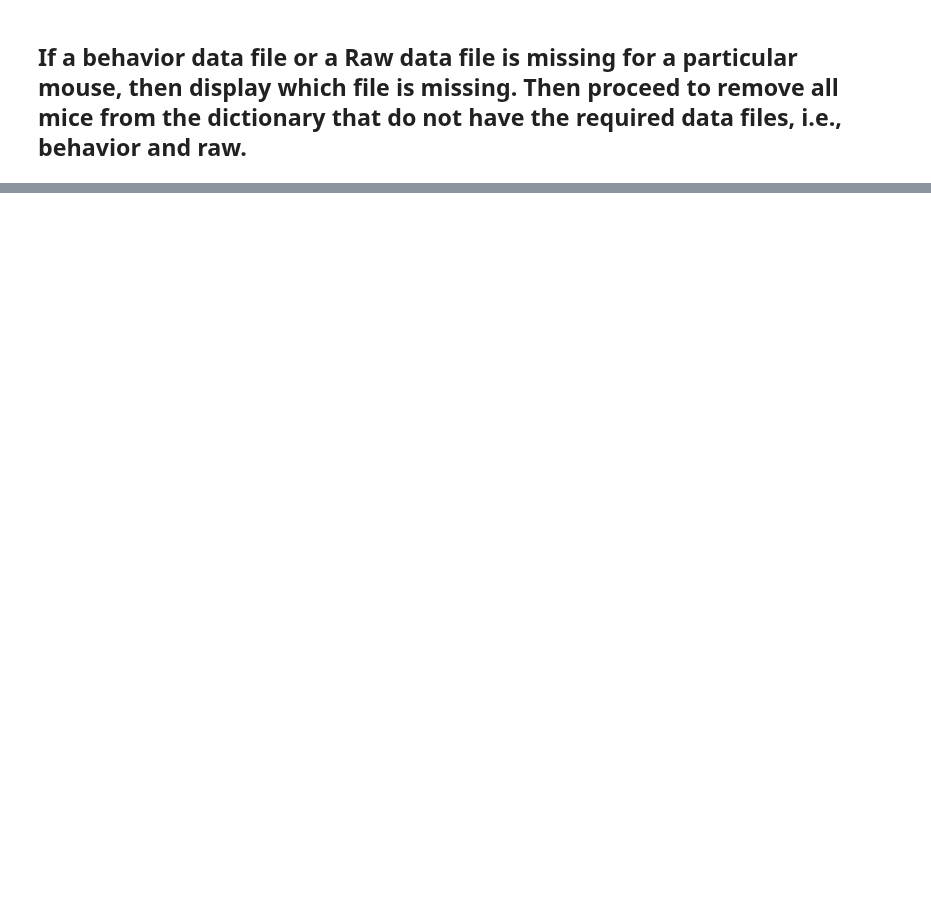
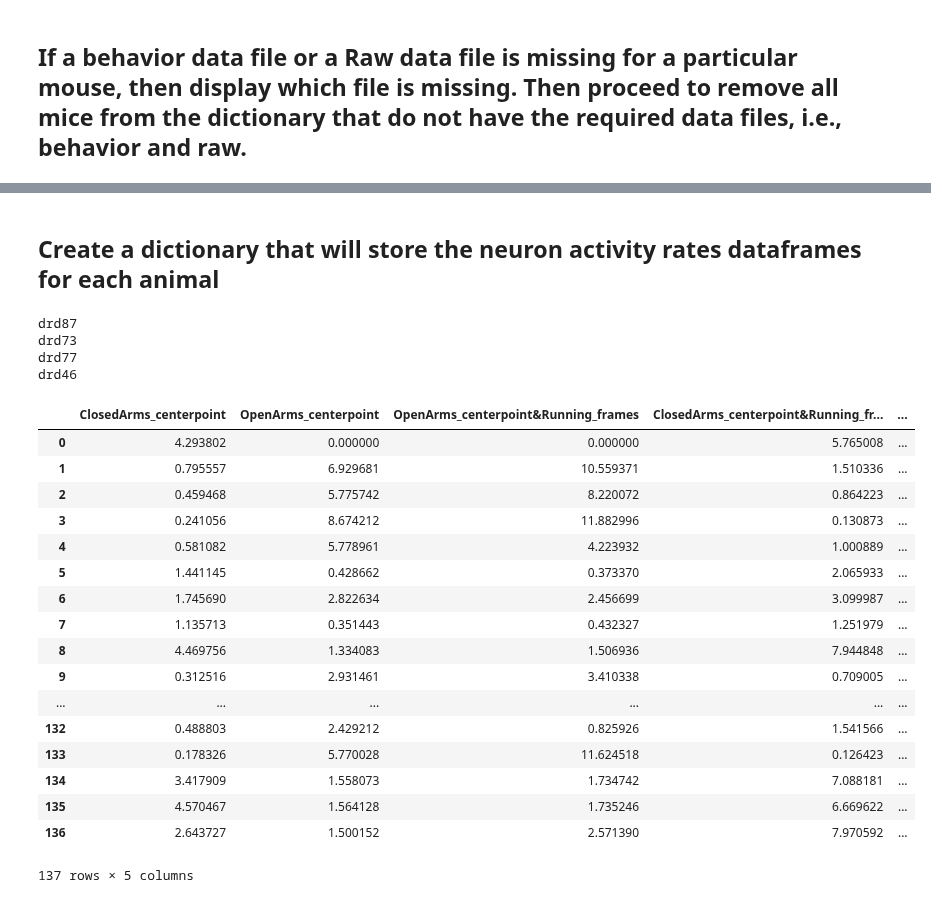
Before and after one commit to smu160/PvsNP, a Jupyter notebook: Demo_EPM_Analysis.ipynb, the cells around one changed output, grey strips where cells are left out. Drawn from its saved outputs; the diff is of its cells as text; code cells hidden in the pictures; blank space fills up the shorter version.

```diff
--- a/Demo_EPM_Analysis.ipynb
+++ b/Demo_EPM_Analysis.ipynb
@@ -161,0 +146,67 @@ ClosedArms_centerpoint
+# %%
+def activity_by_neurons(concated_df, neuron_names, *behaviors, frame_rate=10):
+    """Computes the neuron activity rates for given behaviors
+
+    This function computes the rates for a given animal's activity and
+    neuron, given some set of behaviors.
+
+    Args:
+        concated_df: a concatenated pandas DataFrame of the neuron activity and
+        the corresponding behavior, for a given animal.
+        neuron_names: the names of the neurons whose rates are to be computed.
+        behaviors: a list of the behaviors for which to compute the activity rates.
+        frame_rate: the framerate to multiply the rate by, default is 10.
+
+    Returns:
+        activity_df: a pandas DataFrame of the neuron activity rates.
+    """
+    activity_df = pd.DataFrame(columns=behaviors)
+    for behavior in behaviors:
+        if behavior in concated_df.columns:
+            activity_df.loc[:, behavior] = frame_rate * concated_df.loc[concated_df[behavior] != 0, neuron_names].mean()
+        elif '&' in behavior:
+            beh1 = behavior.split('&')[0]
+            beh2 = behavior.split('&')[1]
+            activity_df.loc[:, behavior] = frame_rate * concated_df.loc[(concated_df[beh1] != 0) & ((concated_df[beh2] != 0)), neuron_names].mean()
+        elif '|' in behavior:
+            beh1 = behavior.split('|')[0]
+            beh2 = behavior.split('|')[1]
+            activity_df.loc[:, behavior] = frame_rate * concated_df.loc[(concated_df[beh1] != 0) | ((concated_df[beh2] != 0)), neuron_names].mean()
+
+    return activity_df
+# %% [markdown]
+## Create a dictionary that will store the neuron activity rates dataframes for each animal
+# %%
+neuron_activity_rates = dict()
+
+for animal in animal_dataframes:
+    print(animal)
+    if not animal in neuron_activity_rates:
+        neuron_activity_rates[animal] = activity_by_neurons(animal_dataframes[animal]["neuron_concated_behavior"], animal_dataframes[animal]["cell_transients_dataframe"].columns, "ClosedArms_centerpoint", "OpenArms_centerpoint", "OpenArms_centerpoint&Running_frames", "ClosedArms_centerpoint&Running_frames", "Running_frames")
+# %% [output]
+drd87
+drd73
+drd77
+drd46
+# %%
+rates_of_all_neurons = pd.concat(list(neuron_activity_rates.values()), ignore_index=True)
+rates_of_all_neurons
+# %% [output]
+|  | ClosedArms_centerpoint | OpenArms_centerpoint | OpenArms_centerpoint&Running_frames | ClosedArms_centerpoint&Running_fr... | ... |
+| 0 | 4.293802 | 0.000000 | 0.000000 | 5.765008 | ... |
+| 1 | 0.795557 | 6.929681 | 10.559371 | 1.510336 | ... |
+| 2 | 0.459468 | 5.775742 | 8.220072 | 0.864223 | ... |
+| 3 | 0.241056 | 8.674212 | 11.882996 | 0.130873 | ... |
+| 4 | 0.581082 | 5.778961 | 4.223932 | 1.000889 | ... |
+| 5 | 1.441145 | 0.428662 | 0.373370 | 2.065933 | ... |
+| 6 | 1.745690 | 2.822634 | 2.456699 | 3.099987 | ... |
+| 7 | 1.135713 | 0.351443 | 0.432327 | 1.251979 | ... |
+| 8 | 4.469756 | 1.334083 | 1.506936 | 7.944848 | ... |
+| 9 | 0.312516 | 2.931461 | 3.410338 | 0.709005 | ... |
+| ... | ... | ... | ... | ... | ... |
+| 132 | 0.488803 | 2.429212 | 0.825926 | 1.541566 | ... |
+| 133 | 0.178326 | 5.770028 | 11.624518 | 0.126423 | ... |
+| 134 | 3.417909 | 1.558073 | 1.734742 | 7.088181 | ... |
+| 135 | 4.570467 | 1.564128 | 1.735246 | 6.669622 | ... |
+| 136 | 2.643727 | 1.500152 | 2.571390 | 7.970592 | ... |
+137 rows × 5 columns
```
Also changed, not shown: parts of 13 cells of this notebook.
